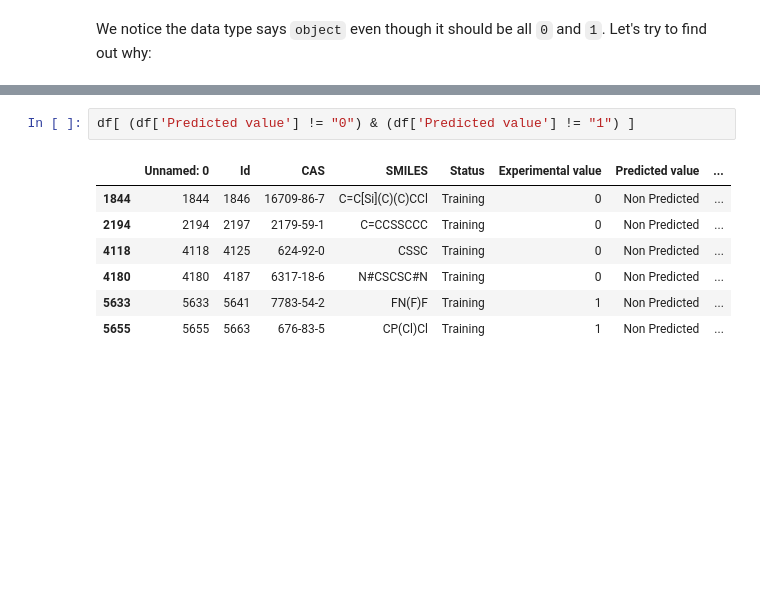
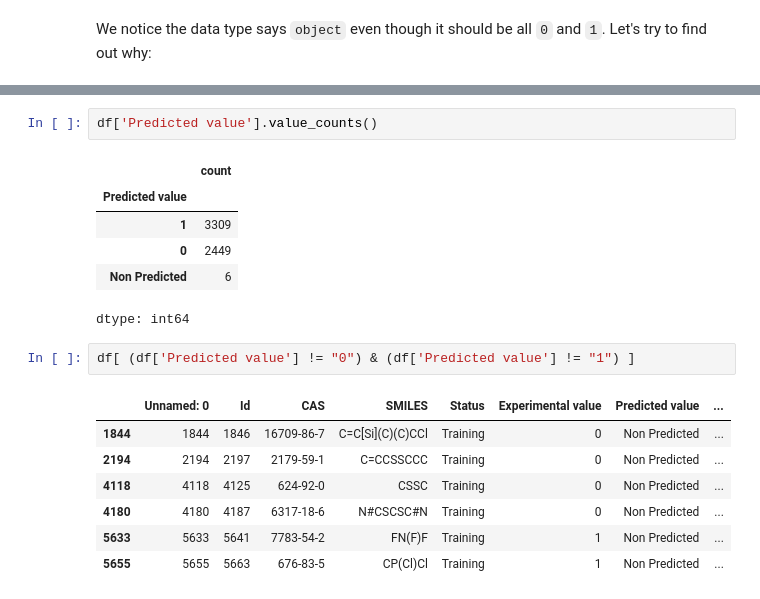
Before and after one commit to anishk18/Chemical-Engineering-PythonCodes, a Jupyter notebook: 02_kNN_QSPR.ipynb, the cells around one changed output, grey strips where cells are left out. Saved outputs shown, nothing was run; the diff lists cells and outputs as text; blank space fills up the shorter version.

```diff
--- a/02_kNN_QSPR.ipynb
+++ b/02_kNN_QSPR.ipynb
@@ -208,3 +213,12 @@ Name: Predicted value, dtype: object
+# %%
+df['Predicted value'].value_counts()
+# %% [output]
+|  | count |
+| Predicted value |  |
+| 1 | 3309 |
+| 0 | 2449 |
+| Non Predicted | 6 |
+dtype: int64
 # %%
 df[ (df['Predicted value'] != "0") & (df['Predicted value'] != "1") ]
 # %% [output]
```
Also changed, not shown: parts of 7 cells of this notebook.
